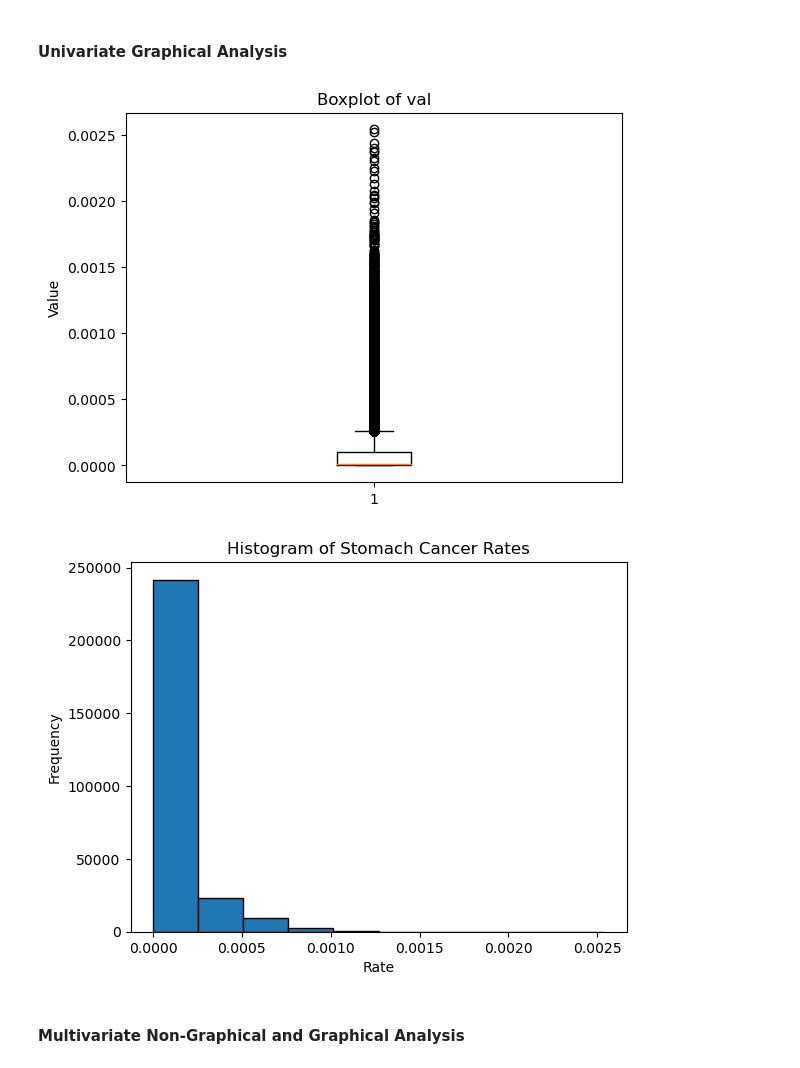
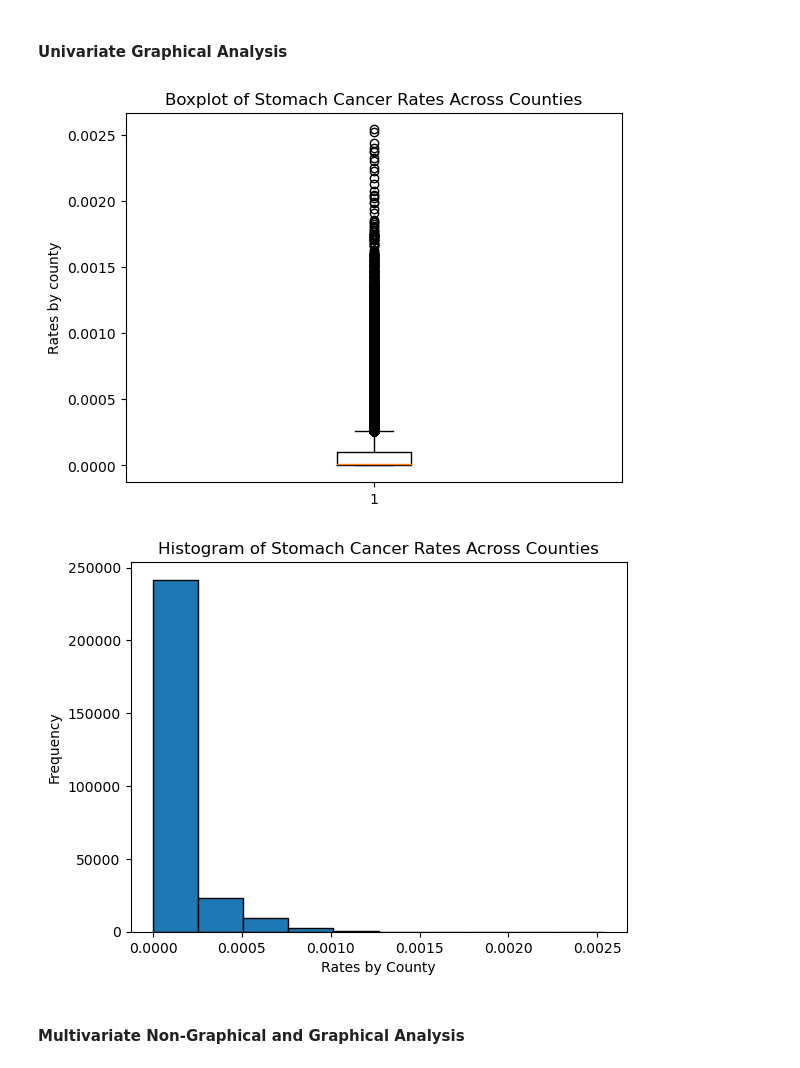
Before and after one commit to shailja-somani-0/ADS-599-Capstone, a Jupyter notebook: EDA.ipynb, the cells around one changed output. Cells and saved outputs as stored; diff of their text form; code cells hidden in the pictures.

```diff
--- a/EDA.ipynb
+++ b/EDA.ipynb
@@ -433,23 +514,23 @@ Skewness: 2.9245090269465104, Kurtosis: 11.146841229870112
 # %% [markdown]
 #### Univariate Graphical Analysis
 # %%
-# create a boxplot using matplotlib of distribution of val
+# create a boxplot using matplotlib of distribution of target
 # can see the majority of values are 0 or near 0 with values going as high as .0025
-plt.boxplot(df['val'])
-plt.title('Boxplot of val')
-plt.ylabel('Value')
+plt.boxplot(df['target'])
+plt.title('Boxplot of Stomach Cancer Rates Across Counties')
+plt.ylabel('Rates by county')
 plt.show()
 # %% [output]
-[figure, old version]
+[figure, new version]
 # %%
 # also use a histogram to check values, just a different way of looking at the distribution
-plt.hist(df['val'], bins=10, edgecolor='k')
-plt.title('Histogram of Stomach Cancer Rates')
-plt.xlabel('Rate')
+plt.hist(df['target'], bins=10, edgecolor='k')
+plt.title('Histogram of Stomach Cancer Rates Across Counties')
+plt.xlabel('Rates by County')
 plt.ylabel('Frequency')
 plt.show()
 # %% [output]
-[figure, old version]
+[figure, new version]
 # %% [markdown]
 #### Multivariate Non-Graphical and Graphical Analysis
 # %%
```
Also changed, not shown: parts of 39 cells of this notebook.
